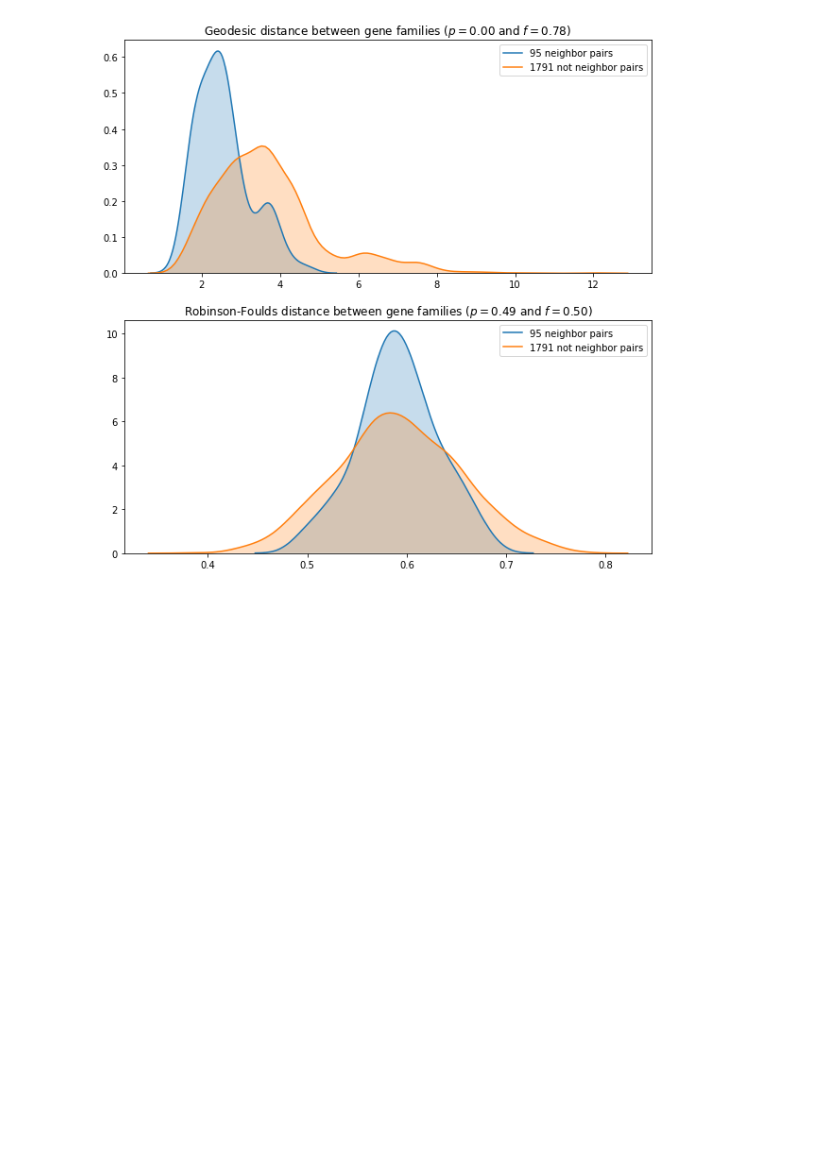
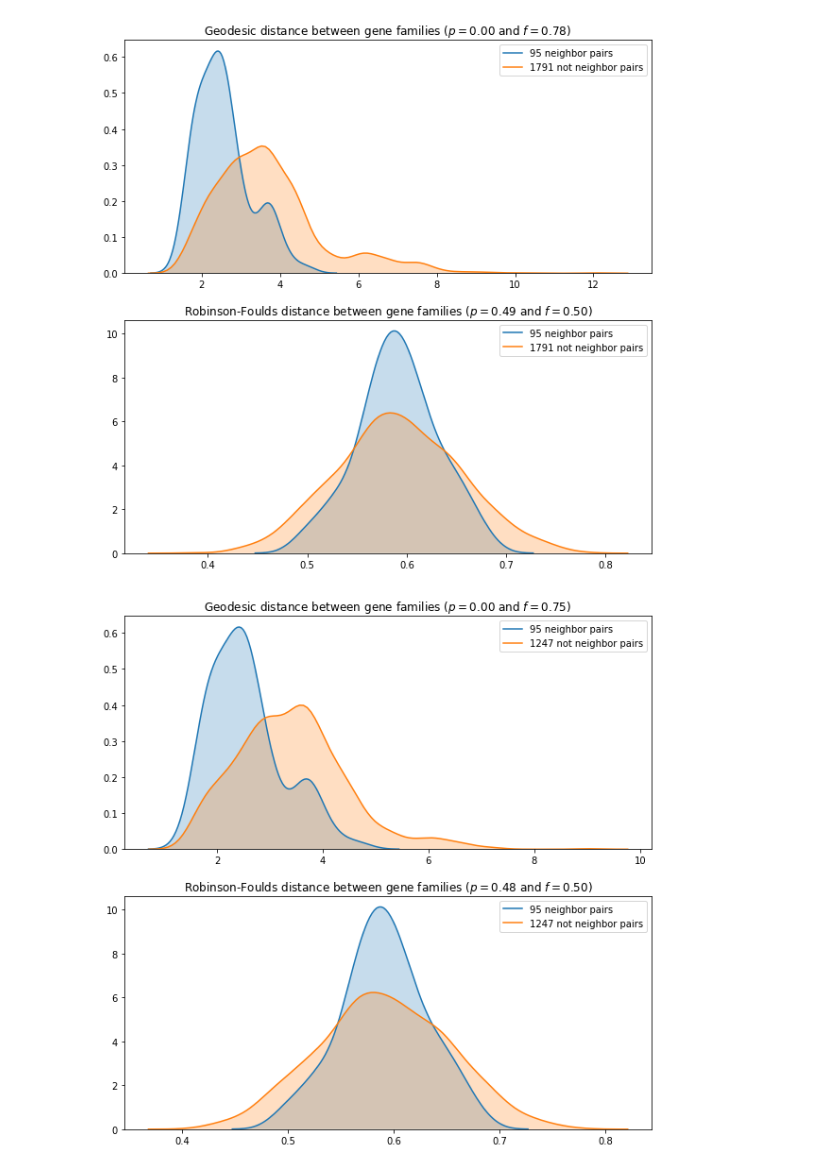
Before and after one commit to lthiberiol/jupyter_notebooks, a Jupyter notebook: gene family distances/eggNOG_compare_metrics.ipynb, the cells around one changed output. Drawn from its saved outputs; the diff is of its cells as text; code cells hidden in the pictures; blank space fills up the shorter version.

```diff
--- a/gene family distances/eggNOG_compare_metrics.ipynb
+++ b/gene family distances/eggNOG_compare_metrics.ipynb
@@ -308,3 +322,31 @@ sns.kdeplot(not_neighors_rf, shade=True, label=f'{len(not_neighors_rf)} not neig
 axs[1].set_title(f'Robinson-Foulds distance between gene families ($p={hypothesis.pvalue:.2f}$ and $f={effect_size:.2f}$)');
 # %% [output]
 [figure]
+# %%
+fig, axs = plt.subplots(nrows=2, figsize=(10,10))
+
+neighors_geo     = geo_df.query('group_pair in @similar_distribution_neighbors.group_pair'    ).geodesic.values
+not_neighors_geo = geo_df.query('group_pair in @similar_distribution_not_neighbors.group_pair').geodesic.values
+
+hypothesis = mannwhitneyu(neighors_geo,
+                          not_neighors_geo)
+effect_size = cles(neighors_geo,
+                   not_neighors_geo)
+
+sns.kdeplot(neighors_geo,     shade=True, label=f'{len(neighors_geo)} neighbor pairs',     ax=axs[0])
+sns.kdeplot(not_neighors_geo, shade=True, label=f'{len(not_neighors_geo)} not neighbor pairs', ax=axs[0])
+axs[0].set_title(f'Geodesic distance between gene families ($p={hypothesis.pvalue:.2f}$ and $f={effect_size:.2f}$)');
+
+neighors_rf     = rf_df.query('group_pair in @similar_distribution_neighbors.group_pair'    ).rf.values
+not_neighors_rf = rf_df.query('group_pair in @similar_distribution_not_neighbors.group_pair').rf.values
+
+hypothesis = mannwhitneyu(neighors_rf,
+                          not_neighors_rf)
+effect_size = cles(neighors_rf,
+                   not_neighors_rf)
+
+sns.kdeplot(neighors_rf,     shade=True, label=f'{len(neighors_rf)} neighbor pairs',     ax=axs[1])
+sns.kdeplot(not_neighors_rf, shade=True, label=f'{len(not_neighors_rf)} not neighbor pairs', ax=axs[1])
+axs[1].set_title(f'Robinson-Foulds distance between gene families ($p={hypothesis.pvalue:.2f}$ and $f={effect_size:.2f}$)');
+# %% [output]
+[figure, added]
```
Also changed, not shown: parts of 10 cells of this notebook, 2 other files.
